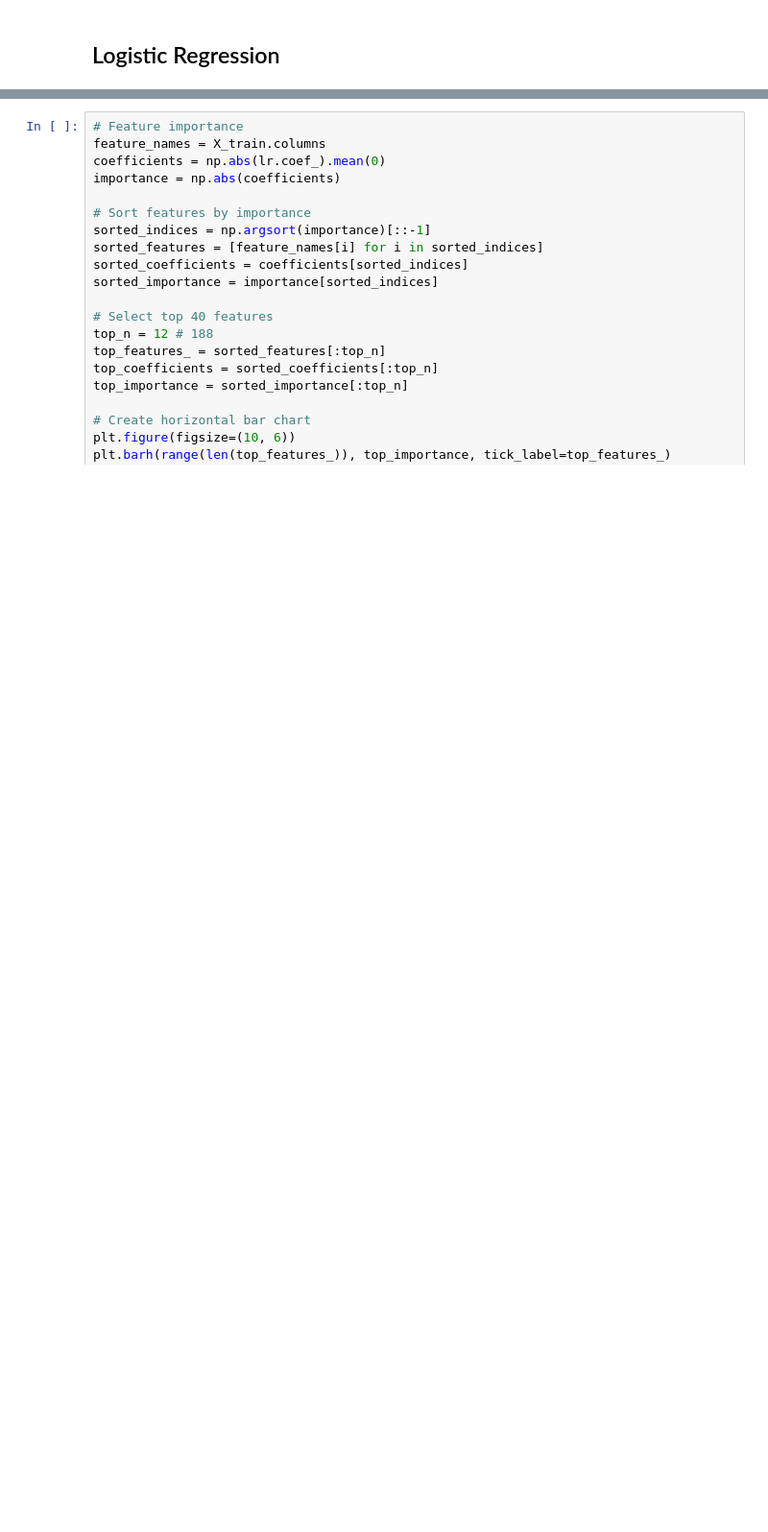
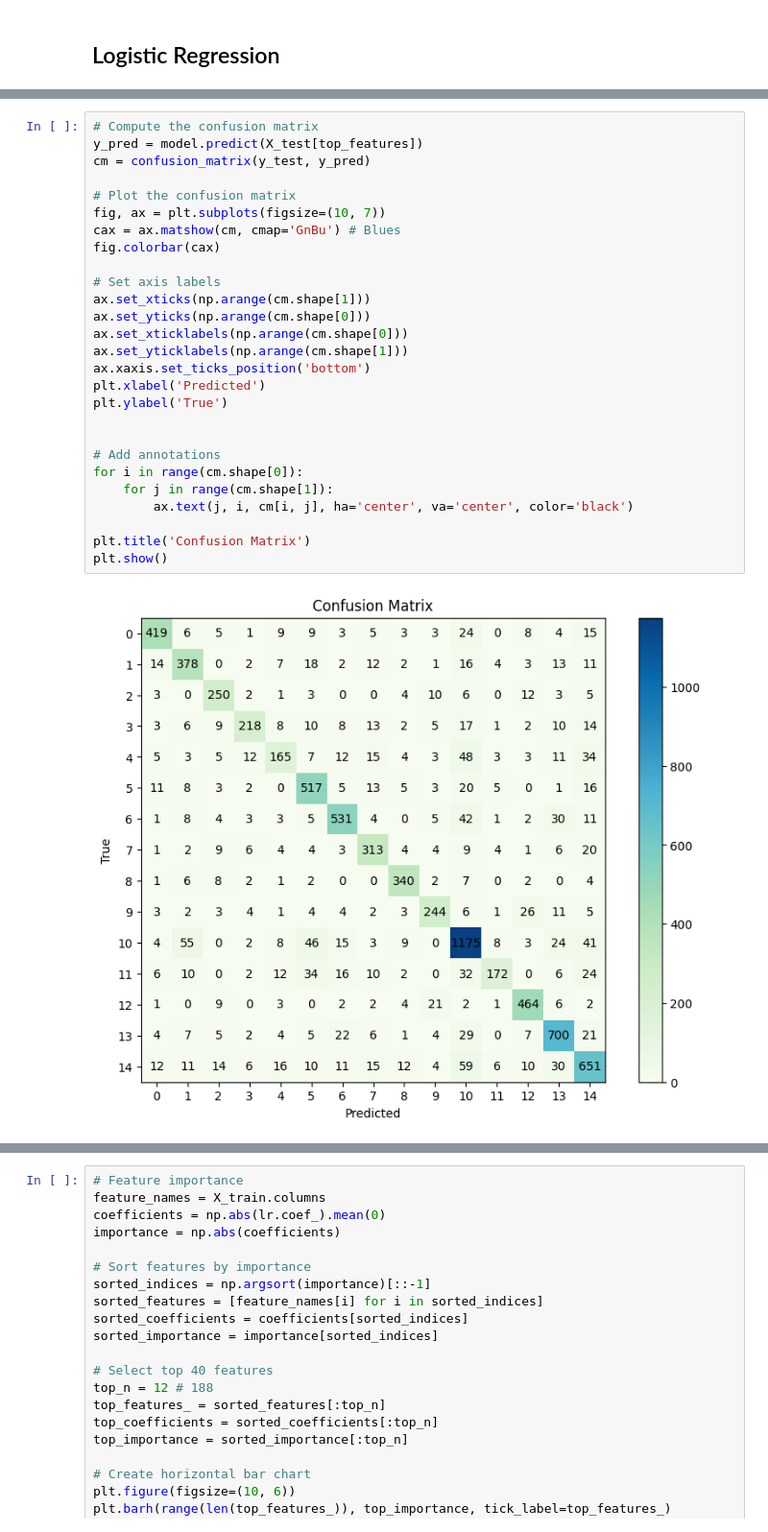
Before and after one commit to till2/ds4w-user-identification, a Jupyter notebook: classification-features.ipynb, the cells around one changed output, grey strips where cells are left out. Shown at 96% size. Drawn from its saved outputs; the diff is of its cells as text; blank space fills up the shorter version.

```diff
--- a/classification-features.ipynb
+++ b/classification-features.ipynb
@@ -544,0 +469,29 @@ Feature: gx_min, Coefficient: 0.03576288262742051, Importance: 0.035762882627420
+# %%
+# Compute the confusion matrix
+y_pred = model.predict(X_test[top_features])
+cm = confusion_matrix(y_test, y_pred)
+
+# Plot the confusion matrix
+fig, ax = plt.subplots(figsize=(10, 7))
+cax = ax.matshow(cm, cmap='GnBu') # Blues
+fig.colorbar(cax)
+
+# Set axis labels
+ax.set_xticks(np.arange(cm.shape[1]))
+ax.set_yticks(np.arange(cm.shape[0]))
+ax.set_xticklabels(np.arange(cm.shape[0]))
+ax.set_yticklabels(np.arange(cm.shape[1]))
+ax.xaxis.set_ticks_position('bottom')
+plt.xlabel('Predicted')
+plt.ylabel('True')
+
+
+# Add annotations
+for i in range(cm.shape[0]):
+    for j in range(cm.shape[1]):
+        ax.text(j, i, cm[i, j], ha='center', va='center', color='black')
+
+plt.title('Confusion Matrix')
+plt.show()
+# %% [output]
+[figure, added]
```
Also changed, not shown: parts of 18 cells of this notebook.
